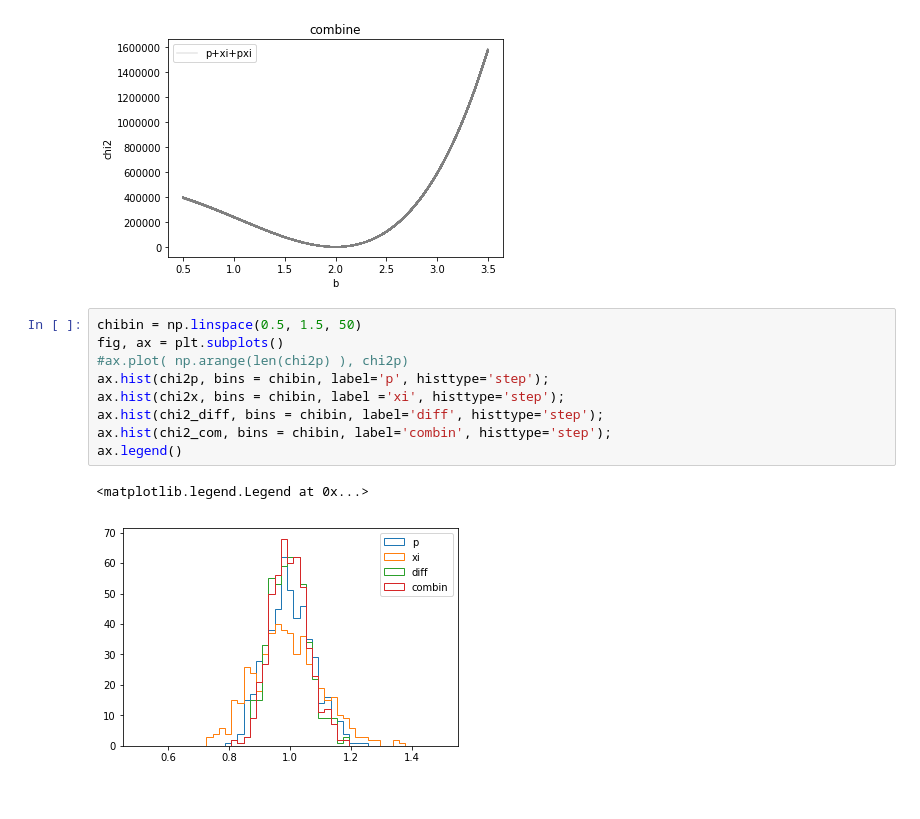
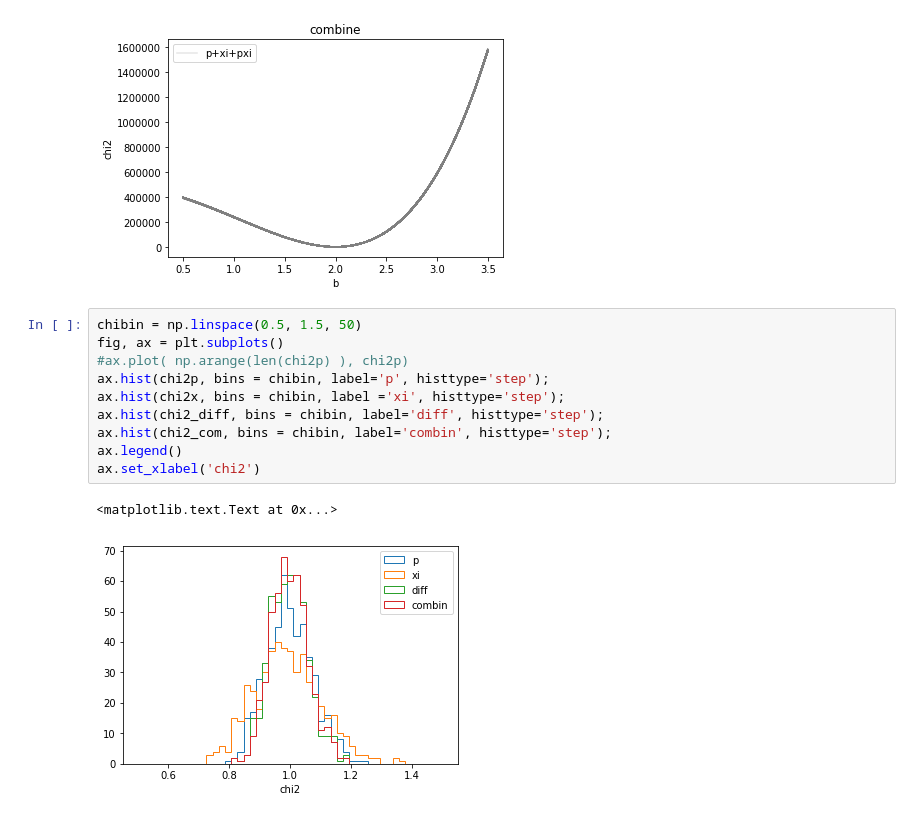
Before and after one commit to sujeong-lee/SNR, a Jupyter notebook: notebook/Mock cross covariance-2.ipynb, the cells around one changed output. Saved outputs shown, nothing was run; the diff lists cells and outputs as text.

```diff
--- a/notebook/Mock cross covariance-2.ipynb
+++ b/notebook/Mock cross covariance-2.ipynb
@@ -333,13 +333,14 @@ Warning : negative diagonal  0
 # %%
 chibin = np.linspace(0.5, 1.5, 50)
 fig, ax = plt.subplots()
 #ax.plot( np.arange(len(chi2p) ), chi2p)
 ax.hist(chi2p, bins = chibin, label='p', histtype='step');
 ax.hist(chi2x, bins = chibin, label ='xi', histtype='step');
 ax.hist(chi2_diff, bins = chibin, label='diff', histtype='step');
 ax.hist(chi2_com, bins = chibin, label='combin', histtype='step');
 ax.legend()
+ax.set_xlabel('chi2')
 # %% [output]
-<matplotlib.legend.Legend at 0x...>
+<matplotlib.text.Text at 0x...>
-[figure, old version]
+[figure, new version]
 # %%
```
Also changed, not shown: parts of 1 cell of this notebook.
